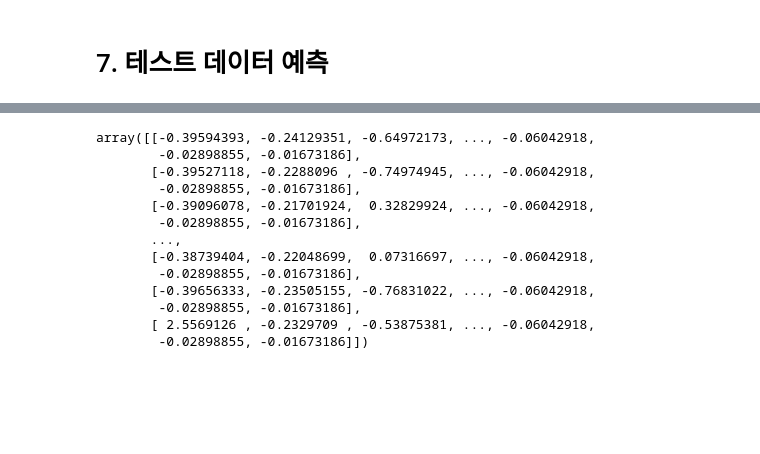
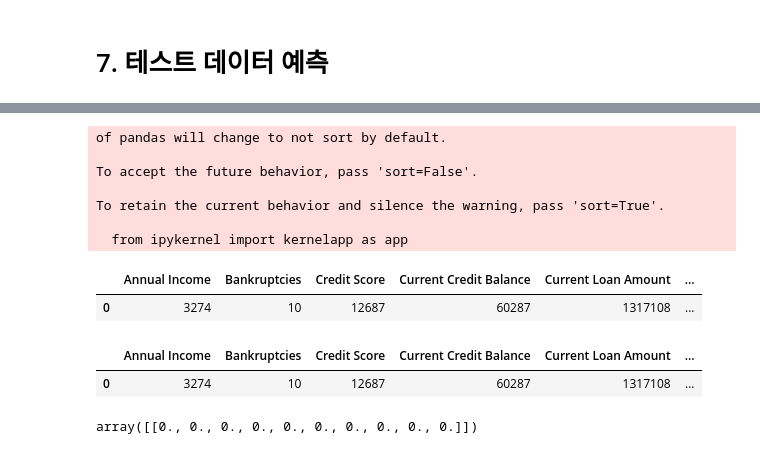
Before and after one commit to ZUNOXI/Credit_Predict_BigData, a Jupyter notebook: LoanStatus.ipynb, the cells around one changed output, grey strips where cells are left out. Cells and saved outputs as stored; diff of their text form; code cells hidden in the pictures; blank space fills up the shorter version.

```diff
--- a/LoanStatus.ipynb
+++ b/LoanStatus.ipynb
@@ -1142,16 +1167,18 @@ features = sc.fit_transform(features)
-# %%
-features
-# %% [output]
-array([[-0.39594393, -0.24129351, -0.64972173, ..., -0.06042918,
-        -0.02898855, -0.01673186],
-       [-0.39527118, -0.2288096 , -0.74974945, ..., -0.06042918,
-        -0.02898855, -0.01673186],
-       [-0.39096078, -0.21701924,  0.32829924, ..., -0.06042918,
-        -0.02898855, -0.01673186],
-       ...,
-       [-0.38739404, -0.22048699,  0.07316697, ..., -0.06042918,
-        -0.02898855, -0.01673186],
-       [-0.39656333, -0.23505155, -0.76831022, ..., -0.06042918,
-        -0.02898855, -0.01673186],
-       [ 2.5569126 , -0.2329709 , -0.53875381, ..., -0.06042918,
-        -0.02898855, -0.01673186]])
+# %%
+test_new = callData(test_new)
+test_new
+# %% [output]
+of pandas will change to not sort by default.
+
+To accept the future behavior, pass 'sort=False'.
+
+To retain the current behavior and silence the warning, pass 'sort=True'.
+
+  from ipykernel import kernelapp as app
+|  | Annual Income | Bankruptcies | Credit Score | Current Credit Balance | Current Loan Amount | ... |
+| 0 | 3274 | 10 | 12687 | 60287 | 1317108 | ... |
+# %%
+test_new
+# %% [output]
+|  | Annual Income | Bankruptcies | Credit Score | Current Credit Balance | Current Loan Amount | ... |
+| 0 | 3274 | 10 | 12687 | 60287 | 1317108 | ... |
@@ -1157,0 +1187,4 @@ array([[-0.39594393, -0.24129351, -0.64972173, ..., -0.06042918,
+# %%
+t
+# %% [output]
+array([[0., 0., 0., 0., 0., 0., 0., 0., 0., 0.]])
```
Also changed, not shown: parts of 55 cells of this notebook.
